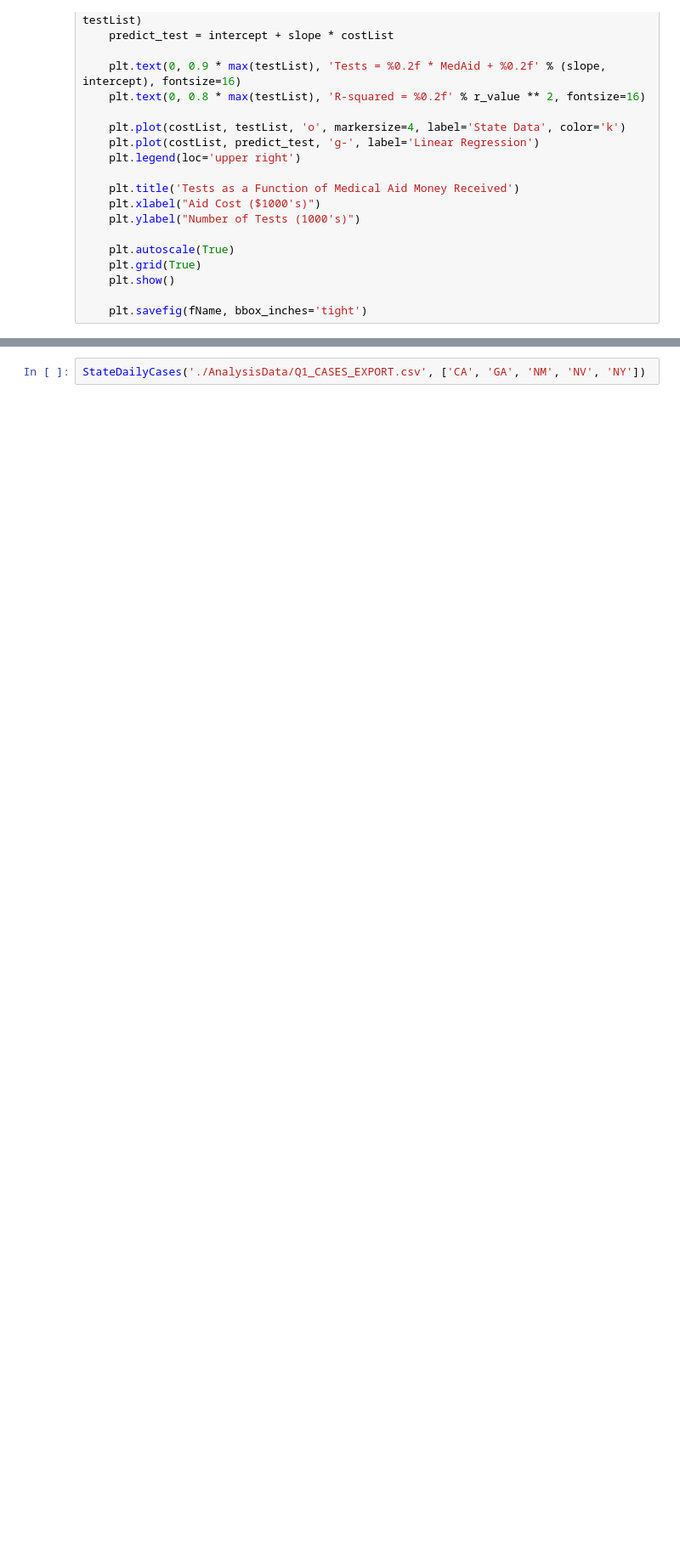
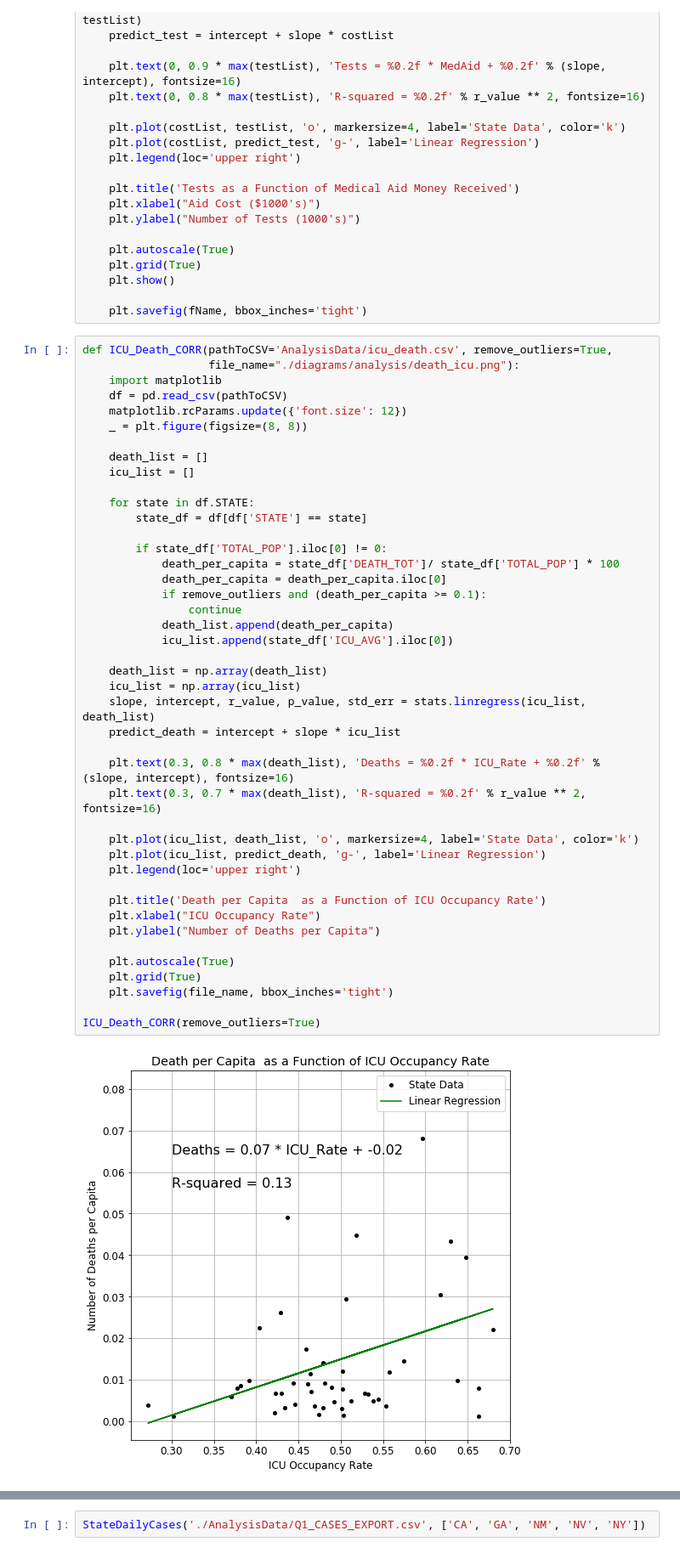
Before and after one commit to sahba-t/covidTracker, a Jupyter notebook: Analysis.ipynb, the cells around one changed output, grey strips where cells are left out. Shown at 85% size. Cells and saved outputs as stored; diff of their text form; blank space fills up the shorter version.

Commit message:
added icu rate vs death per capita

```diff
--- a/Analysis.ipynb
+++ b/Analysis.ipynb
@@ -164,6 +164,51 @@ def MedAidTestCorr(pathToCSV, remove_outliers=True):
     plt.show()
 
     plt.savefig(fName, bbox_inches='tight')
+# %%
+def ICU_Death_CORR(pathToCSV='AnalysisData/icu_death.csv', remove_outliers=True,
+                   file_name="./diagrams/analysis/death_icu.png"):
+    import matplotlib
+    df = pd.read_csv(pathToCSV)
+    matplotlib.rcParams.update({'font.size': 12})
+    _ = plt.figure(figsize=(8, 8))
+
+    death_list = []
+    icu_list = []
+
+    for state in df.STATE:
+        state_df = df[df['STATE'] == state]
+
+        if state_df['TOTAL_POP'].iloc[0] != 0:
+            death_per_capita = state_df['DEATH_TOT']/ state_df['TOTAL_POP'] * 100
+            death_per_capita = death_per_capita.iloc[0]
+            if remove_outliers and (death_per_capita >= 0.1):
+                continue
+            death_list.append(death_per_capita)
+            icu_list.append(state_df['ICU_AVG'].iloc[0])
+
+    death_list = np.array(death_list)
+    icu_list = np.array(icu_list)
+    slope, intercept, r_value, p_value, std_err = stats.linregress(icu_list, death_list)
+    predict_death = intercept + slope * icu_list
+
+    plt.text(0.3, 0.8 * max(death_list), 'Deaths = %0.2f * ICU_Rate + %0.2f' % (slope, intercept), fontsize=16)
+    plt.text(0.3, 0.7 * max(death_list), 'R-squared = %0.2f' % r_value ** 2, fontsize=16)
+
+    plt.plot(icu_list, death_list, 'o', markersize=4, label='State Data', color='k')
+    plt.plot(icu_list, predict_death, 'g-', label='Linear Regression')
+    plt.legend(loc='upper right')
+
+    plt.title('Death per Capita  as a Function of ICU Occupancy Rate')
+    plt.xlabel("ICU Occupancy Rate")
+    plt.ylabel("Number of Deaths per Capita")
+
+    plt.autoscale(True)
+    plt.grid(True)
+    plt.savefig(file_name, bbox_inches='tight')
+
+ICU_Death_CORR(remove_outliers=True)
+# %% [output]
+[figure, added]
 # %%
 def Prediction(csv_path, States=None):
 
```
Also changed, not shown: parts of 3 cells of this notebook, 4 other files.
